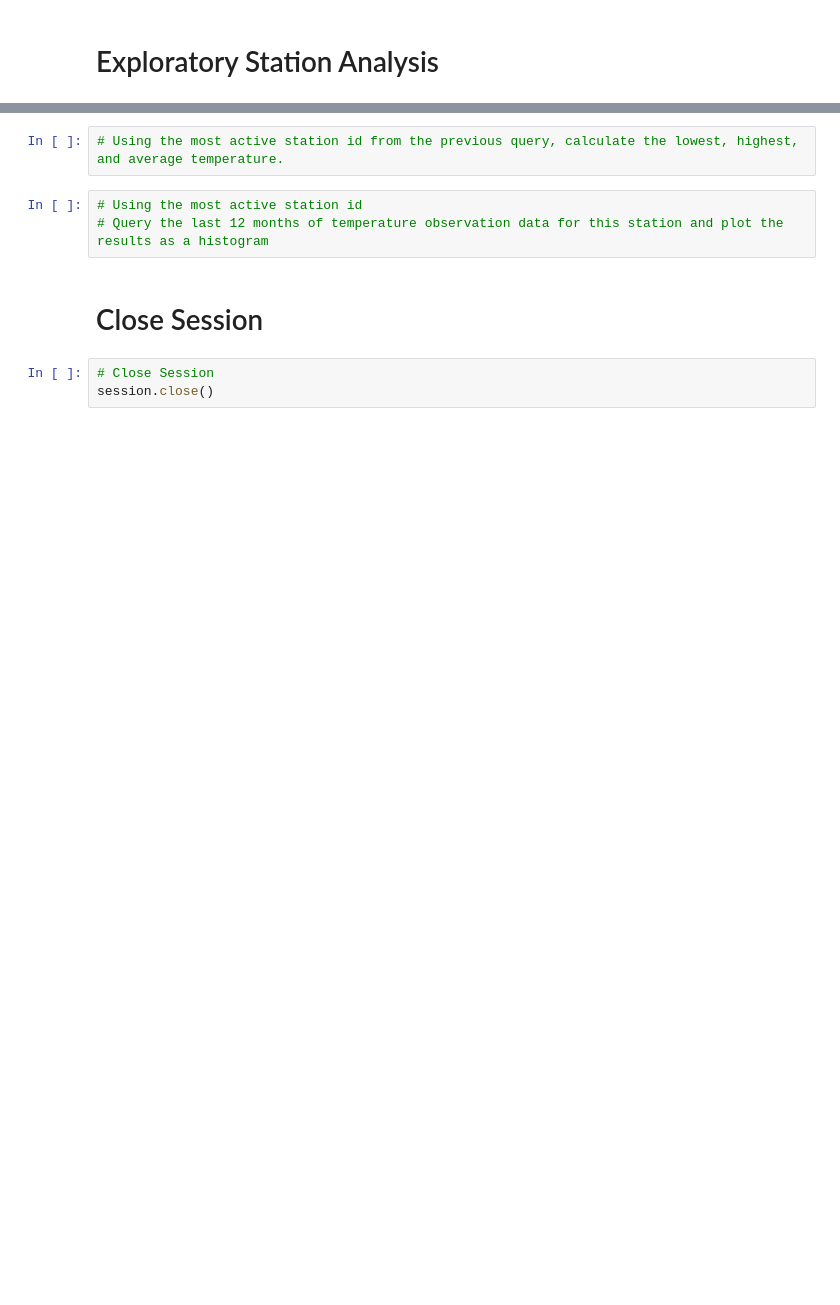
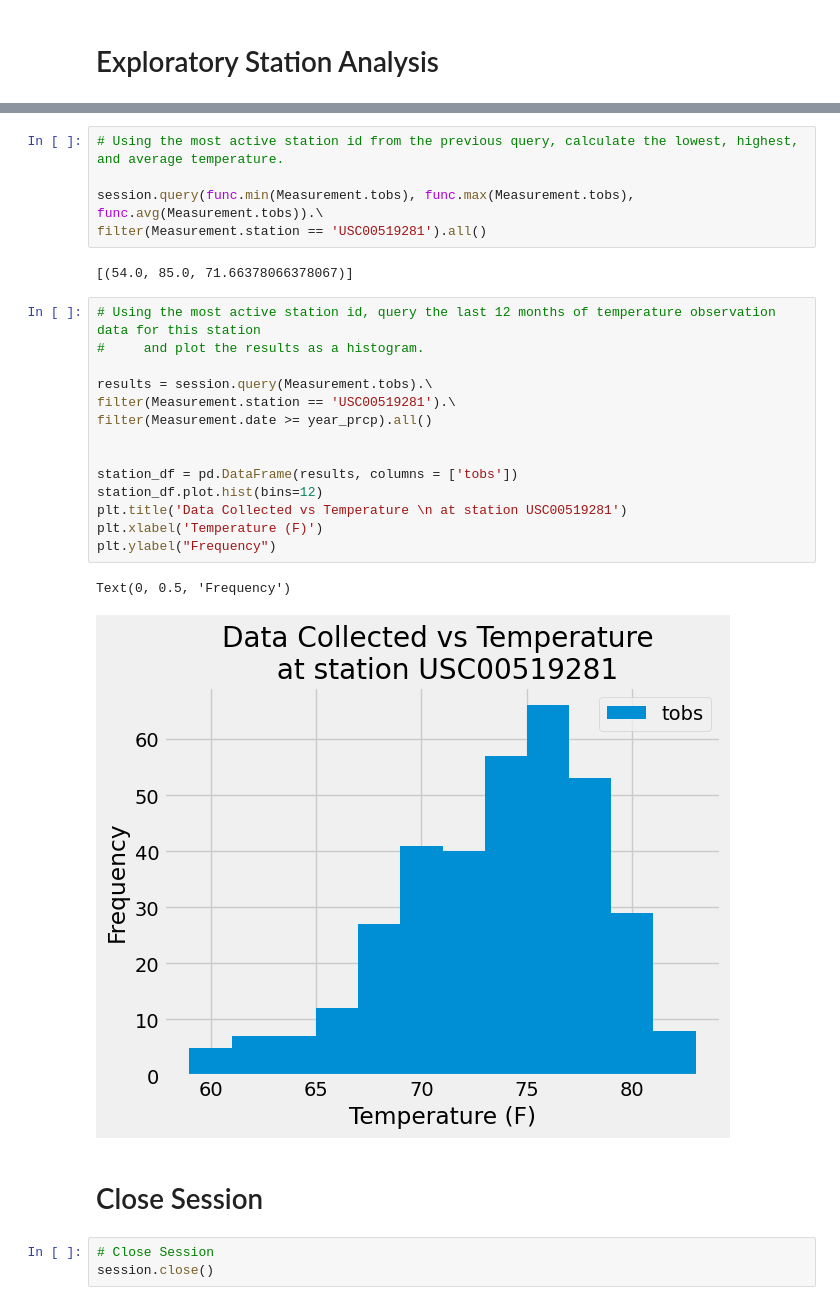
Before and after one commit to ASPigman/sqlalchemy_challenge, a Jupyter notebook: HI_analysis/HI_climate_analysis.ipynb, the cells around one changed output, grey strips where cells are left out. Saved outputs shown, nothing was run; the diff lists cells and outputs as text; blank space fills up the shorter version.

```diff
--- a/HI_analysis/HI_climate_analysis.ipynb
+++ b/HI_analysis/HI_climate_analysis.ipynb
@@ -61,8 +126,27 @@ engine = create_engine("sqlite:///Resources/hawaii.sqlite")
 # %%
 # Using the most active station id from the previous query, calculate the lowest, highest, and average temperature.
+
+session.query(func.min(Measurement.tobs), func.max(Measurement.tobs), func.avg(Measurement.tobs)).\
+filter(Measurement.station == 'USC00519281').all()
+# %% [output]
+[(54.0, 85.0, 71.66378066378067)]
 # %%
-# Using the most active station id
-# Query the last 12 months of temperature observation data for this station and plot the results as a histogram
+# Using the most active station id, query the last 12 months of temperature observation data for this station
+#     and plot the results as a histogram.
+
+results = session.query(Measurement.tobs).\
+filter(Measurement.station == 'USC00519281').\
+filter(Measurement.date >= year_prcp).all()
+
+
+station_df = pd.DataFrame(results, columns = ['tobs'])
+station_df.plot.hist(bins=12)
+plt.title('Data Collected vs Temperature \n at station USC00519281')
+plt.xlabel('Temperature (F)')
+plt.ylabel("Frequency")
+# %% [output]
+Text(0, 0.5, 'Frequency')
+[figure, added]
 # %% [markdown]
 # Close Session
 # %%
```
Also changed, not shown: parts of 10 cells of this notebook.
